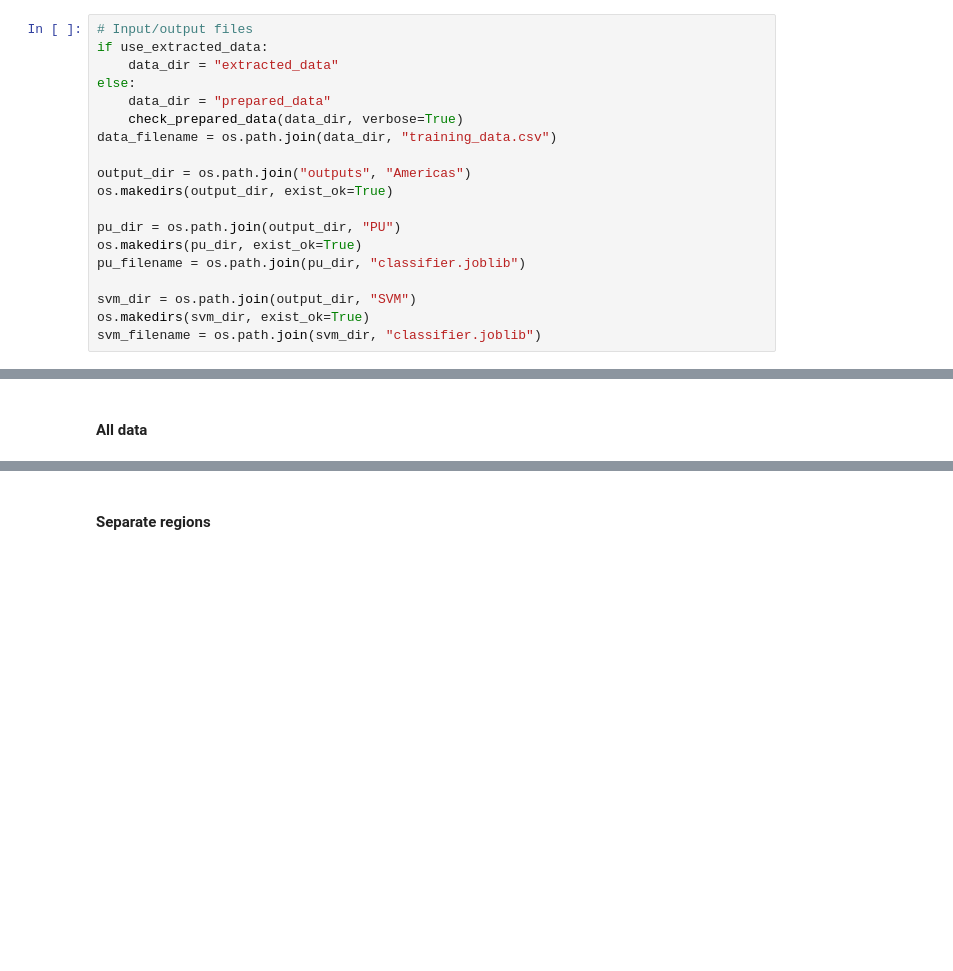
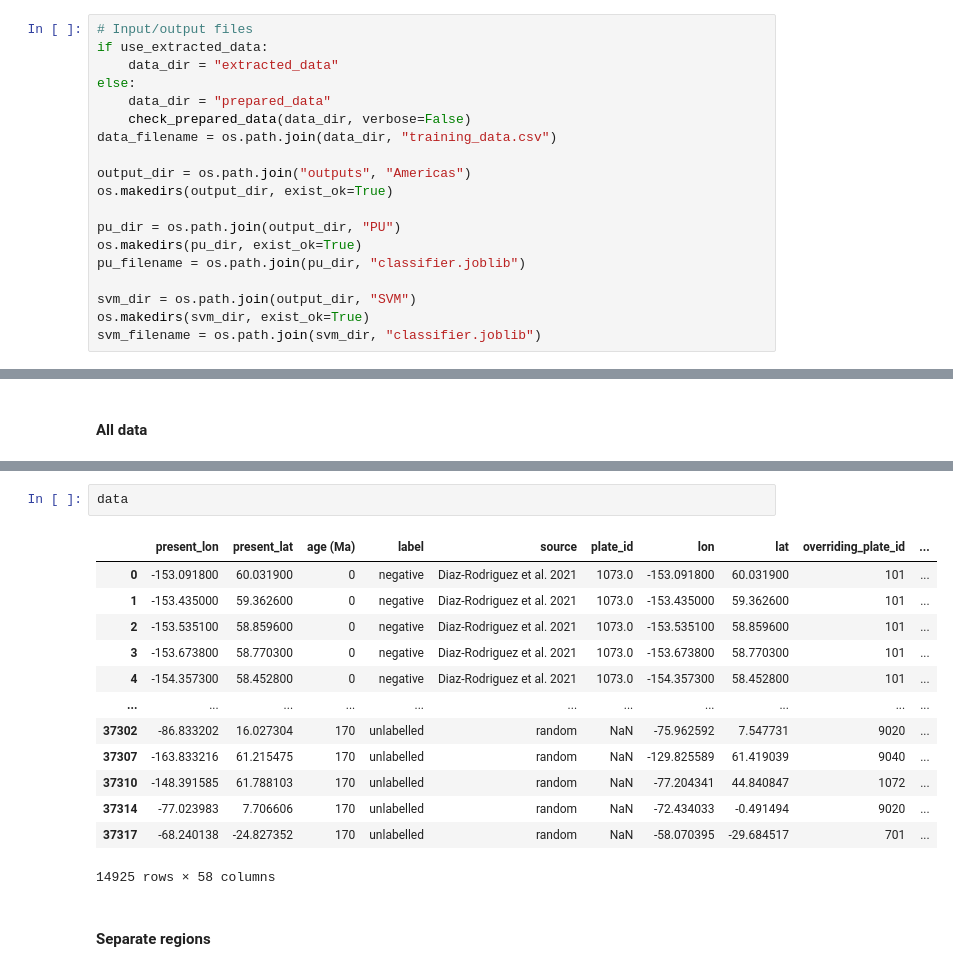
Before and after one commit to cpalfonso/stellar-data-mining, a Jupyter notebook: 01-create_classifiers.ipynb, the cells around one changed output, grey strips where cells are left out. Cells and saved outputs as stored; diff of their text form; blank space fills up the shorter version.

```diff
--- a/01-create_classifiers.ipynb
+++ b/01-create_classifiers.ipynb
@@ -63,7 +63,7 @@ if use_extracted_data:
     data_dir = "extracted_data"
 else:
     data_dir = "prepared_data"
-    check_prepared_data(data_dir, verbose=True)
+    check_prepared_data(data_dir, verbose=False)
 data_filename = os.path.join(data_dir, "training_data.csv")
 
 output_dir = os.path.join("outputs", "Americas")
@@ -138,3 +138,19 @@ Model training time: 0:00:07.807096
+# %%
+data
+# %% [output]
+|  | present_lon | present_lat | age (Ma) | label | source | plate_id | lon | lat | overriding_plate_id | ... |
+| 0 | -153.091800 | 60.031900 | 0 | negative | Diaz-Rodriguez et al. 2021 | 1073.0 | -153.091800 | 60.031900 | 101 | ... |
+| 1 | -153.435000 | 59.362600 | 0 | negative | Diaz-Rodriguez et al. 2021 | 1073.0 | -153.435000 | 59.362600 | 101 | ... |
+| 2 | -153.535100 | 58.859600 | 0 | negative | Diaz-Rodriguez et al. 2021 | 1073.0 | -153.535100 | 58.859600 | 101 | ... |
+| 3 | -153.673800 | 58.770300 | 0 | negative | Diaz-Rodriguez et al. 2021 | 1073.0 | -153.673800 | 58.770300 | 101 | ... |
+| 4 | -154.357300 | 58.452800 | 0 | negative | Diaz-Rodriguez et al. 2021 | 1073.0 | -154.357300 | 58.452800 | 101 | ... |
+| ... | ... | ... | ... | ... | ... | ... | ... | ... | ... | ... |
+| 37302 | -86.833202 | 16.027304 | 170 | unlabelled | random | NaN | -75.962592 | 7.547731 | 9020 | ... |
+| 37307 | -163.833216 | 61.215475 | 170 | unlabelled | random | NaN | -129.825589 | 61.419039 | 9040 | ... |
+| 37310 | -148.391585 | 61.788103 | 170 | unlabelled | random | NaN | -77.204341 | 44.840847 | 1072 | ... |
+| 37314 | -77.023983 | 7.706606 | 170 | unlabelled | random | NaN | -72.434033 | -0.491494 | 9020 | ... |
+| 37317 | -68.240138 | -24.827352 | 170 | unlabelled | random | NaN | -58.070395 | -29.684517 | 701 | ... |
+14925 rows × 58 columns
 # %% [markdown]
 #### Separate regions
 # %%
```
Also changed, not shown: parts of 5 cells of this notebook, 8 other files.
